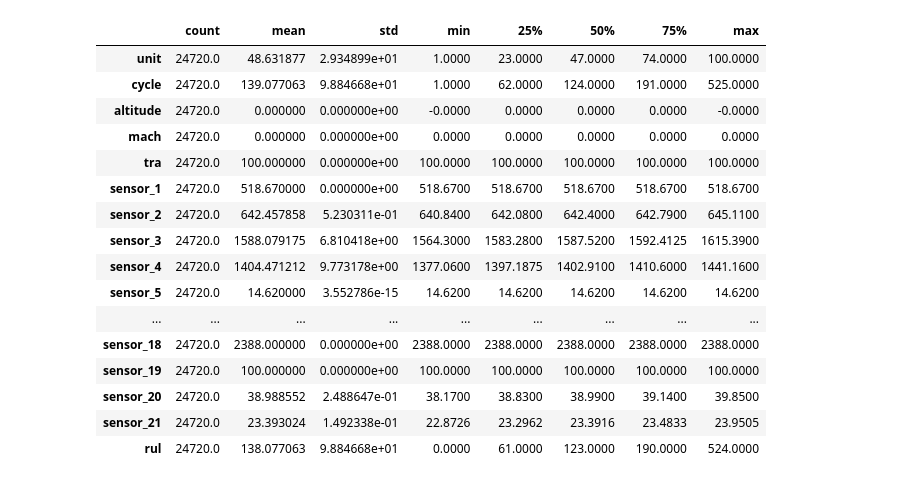
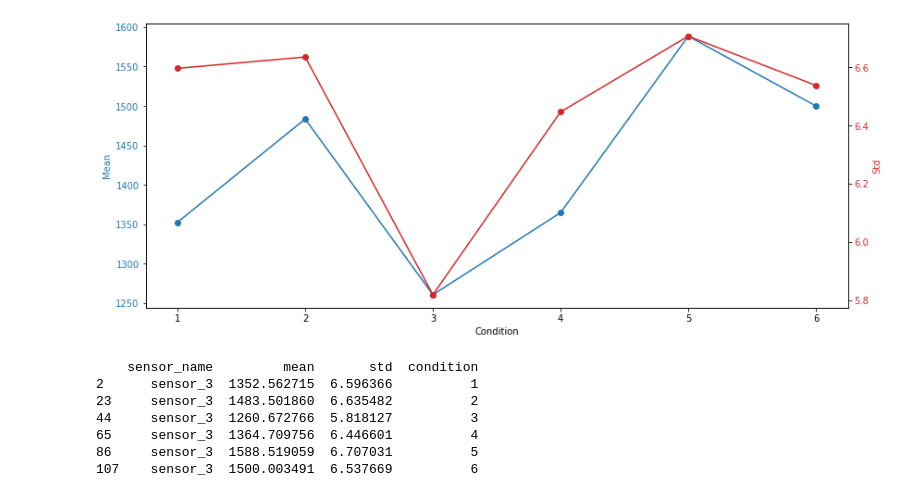
Before and after one commit to TomislavZupanovic/AWSBlackBelt-Capstone, a Jupyter notebook: EDA_notebooks/initial_phase.ipynb, the cells around one changed output. Cells and saved outputs as stored; diff of their text form; code cells hidden in the pictures.

```diff
--- a/EDA_notebooks/initial_phase.ipynb
+++ b/EDA_notebooks/initial_phase.ipynb
@@ -92,23 +161,14 @@ data = round_conditions(data)
-# %%
-data.describe().transpose()
-# %% [output]
-|  | count | mean | std | min | 25% | 50% | 75% | max |
-| unit | 24720.0 | 48.631877 | 2.934899e+01 | 1.0000 | 23.0000 | 47.0000 | 74.0000 | 100.0000 |
-| cycle | 24720.0 | 139.077063 | 9.884668e+01 | 1.0000 | 62.0000 | 124.0000 | 191.0000 | 525.0000 |
-| altitude | 24720.0 | 0.000000 | 0.000000e+00 | -0.0000 | 0.0000 | 0.0000 | 0.0000 | -0.0000 |
-| mach | 24720.0 | 0.000000 | 0.000000e+00 | 0.0000 | 0.0000 | 0.0000 | 0.0000 | 0.0000 |
-| tra | 24720.0 | 100.000000 | 0.000000e+00 | 100.0000 | 100.0000 | 100.0000 | 100.0000 | 100.0000 |
-| sensor_1 | 24720.0 | 518.670000 | 0.000000e+00 | 518.6700 | 518.6700 | 518.6700 | 518.6700 | 518.6700 |
-| sensor_2 | 24720.0 | 642.457858 | 5.230311e-01 | 640.8400 | 642.0800 | 642.4000 | 642.7900 | 645.1100 |
-| sensor_3 | 24720.0 | 1588.079175 | 6.810418e+00 | 1564.3000 | 1583.2800 | 1587.5200 | 1592.4125 | 1615.3900 |
-| sensor_4 | 24720.0 | 1404.471212 | 9.773178e+00 | 1377.0600 | 1397.1875 | 1402.9100 | 1410.6000 | 1441.1600 |
-| sensor_5 | 24720.0 | 14.620000 | 3.552786e-15 | 14.6200 | 14.6200 | 14.6200 | 14.6200 | 14.6200 |
-| ... | ... | ... | ... | ... | ... | ... | ... | ... |
-| sensor_18 | 24720.0 | 2388.000000 | 0.000000e+00 | 2388.0000 | 2388.0000 | 2388.0000 | 2388.0000 | 2388.0000 |
-| sensor_19 | 24720.0 | 100.000000 | 0.000000e+00 | 100.0000 | 100.0000 | 100.0000 | 100.0000 | 100.0000 |
-| sensor_20 | 24720.0 | 38.988552 | 2.488647e-01 | 38.1700 | 38.8300 | 38.9900 | 39.1400 | 39.8500 |
-| sensor_21 | 24720.0 | 23.393024 | 1.492338e-01 | 22.8726 | 23.2962 | 23.3916 | 23.4833 | 23.9505 |
-| rul | 24720.0 | 138.077063 | 9.884668e+01 | 0.0000 | 61.0000 | 123.0000 | 190.0000 | 524.0000 |
+# %%
+plot_condition_stats(conditioned_stats, sensor='sensor_3')
+# %% [output]
+[figure, added]
+    sensor_name         mean       std  condition
+2      sensor_3  1352.562715  6.596366          1
+23     sensor_3  1483.501860  6.635482          2
+44     sensor_3  1260.672766  5.818127          3
+65     sensor_3  1364.709756  6.446601          4
+86     sensor_3  1588.519059  6.707031          5
+107    sensor_3  1500.003491  6.537669          6
 # %%
 plot_histogram(data, 'rul')
 # %% [output]
```
Also changed, not shown: parts of 7 cells of this notebook.
